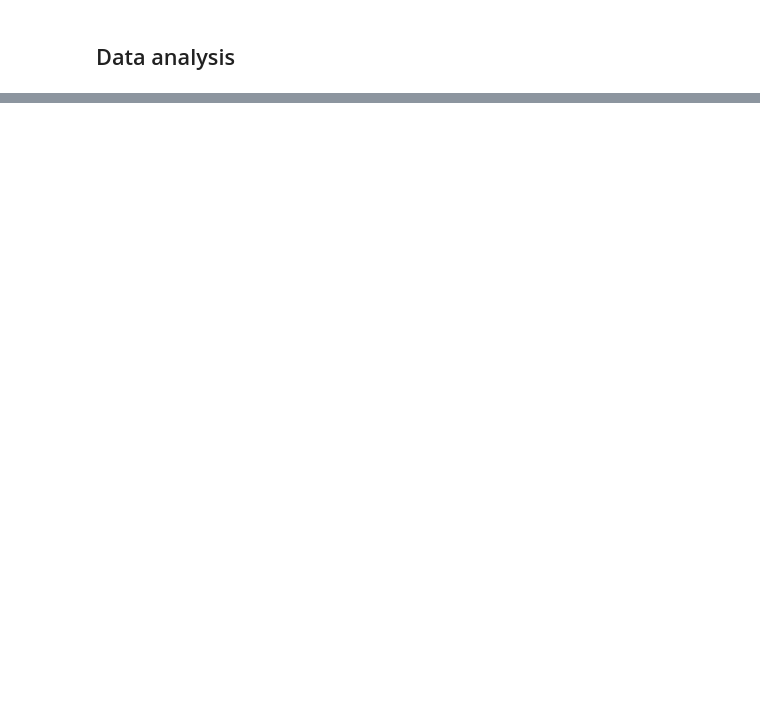
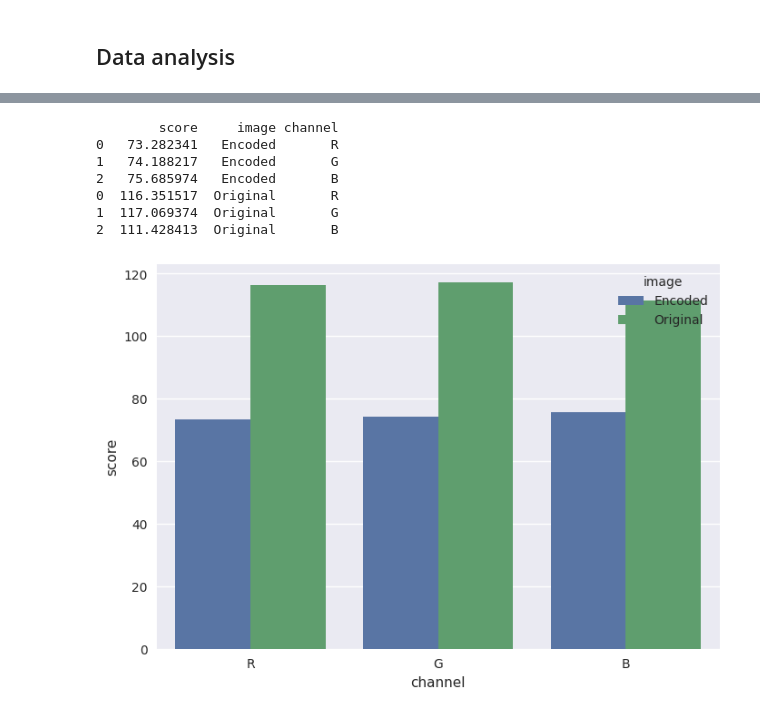
Before and after one commit to marcoboucas/steganography, a Jupyter notebook: notebooks/hide_in_image.ipynb, the cells around one changed output, grey strips where cells are left out. Saved outputs shown, nothing was run; the diff lists cells and outputs as text; code cells hidden in the pictures; blank space fills up the shorter version.

```diff
--- a/notebooks/hide_in_image.ipynb
+++ b/notebooks/hide_in_image.ipynb
@@ -113,3 +136,34 @@ plot_histogram(generate_histogram(encoded_image))
+# %%
+from src.analysis.histogram import histogram_anomaly_score
+
+hist = generate_histogram(image)
+anomaly_scores_original = histogram_anomaly_score(hist)
+
+hist = generate_histogram(encoded_image)
+anomaly_scores_encoded = histogram_anomaly_score(hist)
+
+df = pd.concat([
+    pd.DataFrame({
+        "score": score,
+        "image": image_name,
+        "channel": list("RGB")
+    })
+    for score, image_name in zip([anomaly_scores_encoded, anomaly_scores_original], ['Encoded', 'Original'])
+])
+print(df.head(6))
+plt.style.use('seaborn')
+sns.barplot(data=df, x="channel", y="score", hue="image")
+plt.style.use("default")
+plt.show()
+# %% [output]
+        score     image channel
+0   73.282341   Encoded       R
+1   74.188217   Encoded       G
+2   75.685974   Encoded       B
+0  116.351517  Original       R
+1  117.069374  Original       G
+2  111.428413  Original       B
+[figure, added]
 # %%
 plt.figure(figsize=(15,7))
 plt.title('Histogram of the image (diff)')
```
Also changed, not shown: parts of 13 cells of this notebook, 7 other files.
